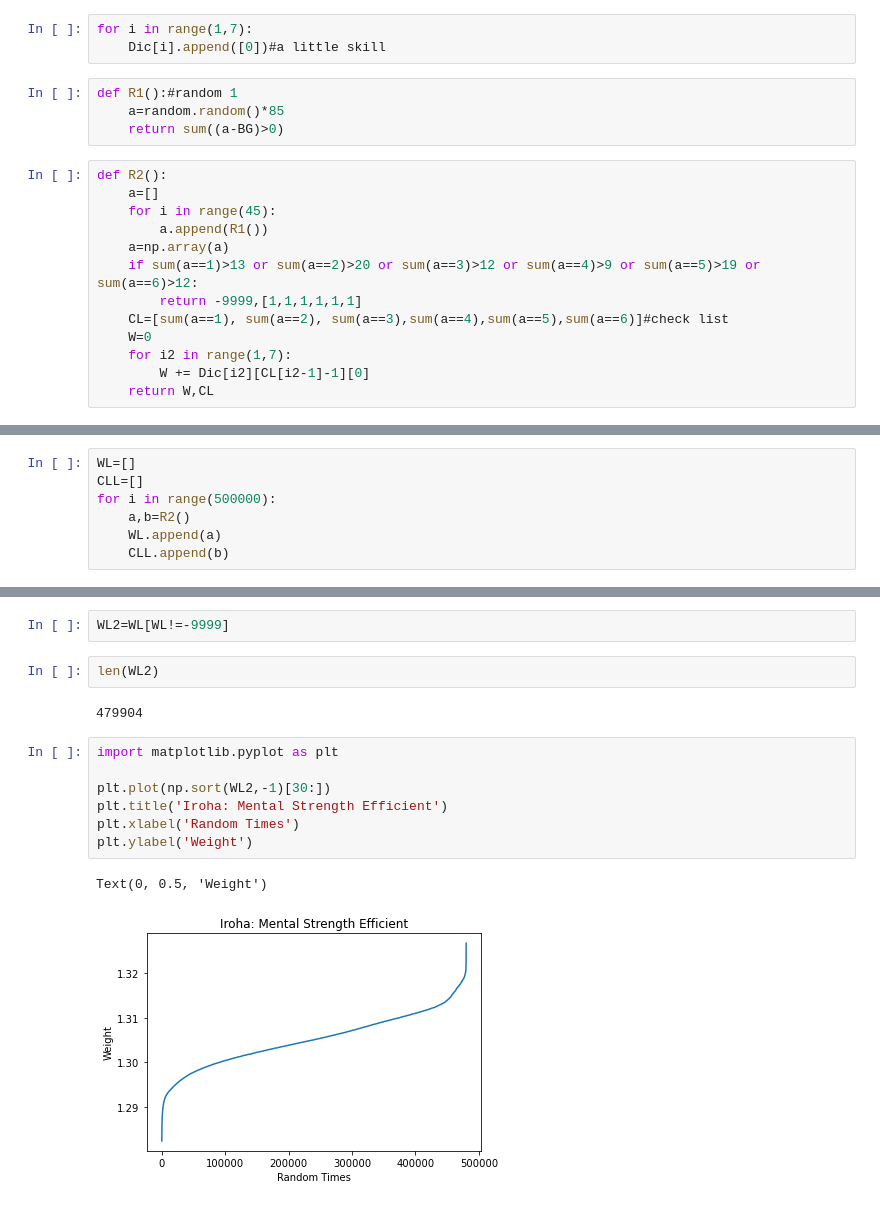
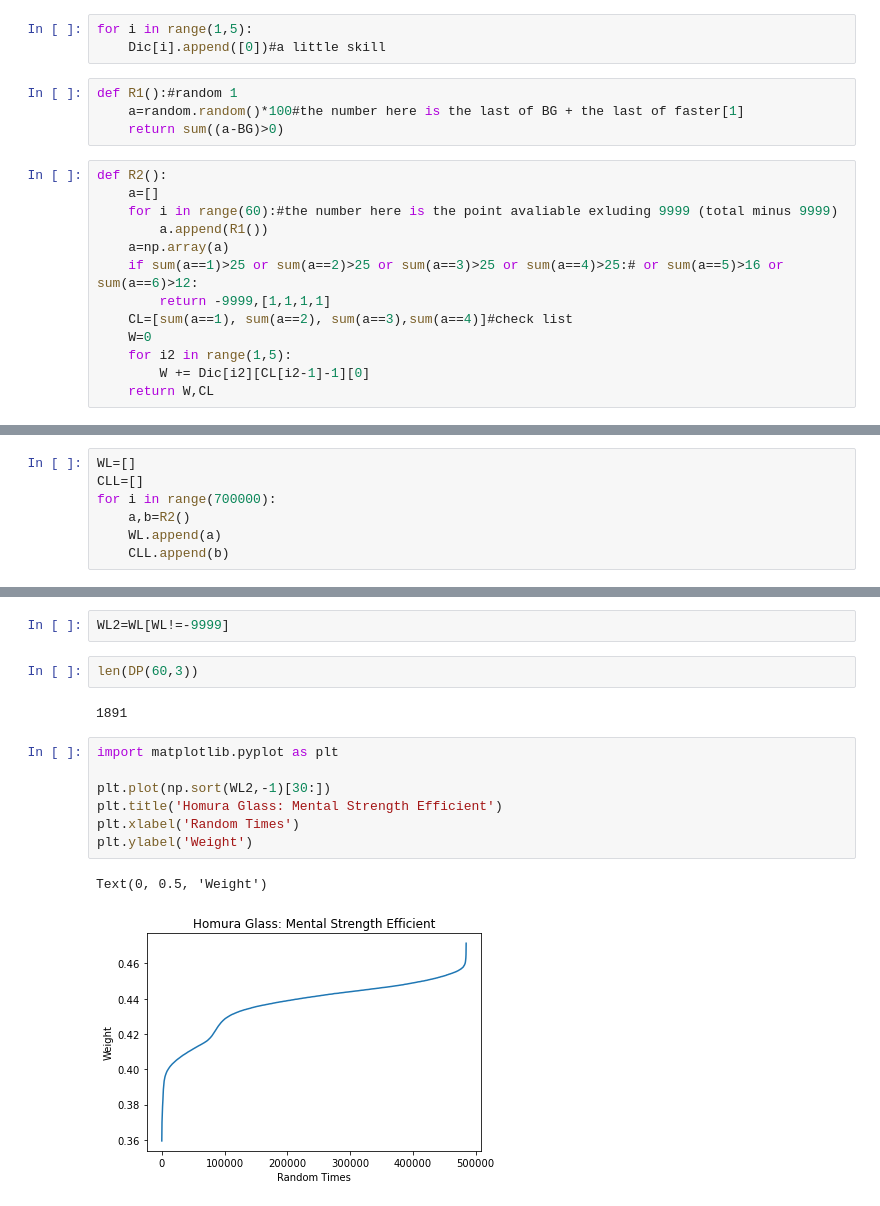
Before and after one commit to mahengrui1/MagiaRecord-MentalStrengthening-Calculator, a Jupyter notebook: MRM.ipynb, the cells around one changed output, grey strips where cells are left out. Saved outputs shown, nothing was run; the diff lists cells and outputs as text.

```diff
--- a/MRM.ipynb
+++ b/MRM.ipynb
@@ -180,21 +326,21 @@ BG=np.array([sum(Faster[1][:i]) for i in range(6)])#background
 # %%
-for i in range(1,7):
+for i in range(1,5):
     Dic[i].append([0])#a little skill
 # %%
 def R1():#random 1
-    a=random.random()*85
+    a=random.random()*100#the number here is the last of BG + the last of faster[1]
     return sum((a-BG)>0)
 # %%
 def R2():
     a=[]
-    for i in range(45):
+    for i in range(60):#the number here is the point avaliable exluding 9999 (total minus 9999)
         a.append(R1())
     a=np.array(a)
-    if sum(a==1)>13 or sum(a==2)>20 or sum(a==3)>12 or sum(a==4)>9 or sum(a==5)>19 or sum(a==6)>12:
-        return -9999,[1,1,1,1,1,1]
-    CL=[sum(a==1), sum(a==2), sum(a==3),sum(a==4),sum(a==5),sum(a==6)]#check list
+    if sum(a==1)>25 or sum(a==2)>25 or sum(a==3)>25 or sum(a==4)>25:# or sum(a==5)>16 or sum(a==6)>12:
+        return -9999,[1,1,1,1]
+    CL=[sum(a==1), sum(a==2), sum(a==3),sum(a==4)]#check list
     W=0
-    for i2 in range(1,7):
+    for i2 in range(1,5):
         W += Dic[i2][CL[i2-1]-1][0]
     return W,CL
 # %% [markdown]
@@ -202,7 +352,7 @@ def R2():
 # %%
 WL=[]
 CLL=[]
-for i in range(500000):
+for i in range(700000):
     a,b=R2()
     WL.append(a)
     CLL.append(b)
@@ -232,17 +373,17 @@ len(WL)
 500000
 # %%
 WL2=WL[WL!=-9999]
-# %%
-len(WL2)
-# %% [output]
-479904
+# %%
+len(DP(60,3))
+# %% [output]
+1891
 # %%
 import matplotlib.pyplot as plt
 
 plt.plot(np.sort(WL2,-1)[30:])
-plt.title('Iroha: Mental Strength Efficient')
+plt.title('Homura Glass: Mental Strength Efficient')
 plt.xlabel('Random Times')
 plt.ylabel('Weight')
 # %% [output]
 Text(0, 0.5, 'Weight')
-[figure, old version]
+[figure, new version]
```
Also changed, not shown: parts of 28 cells of this notebook, 3 other files.
